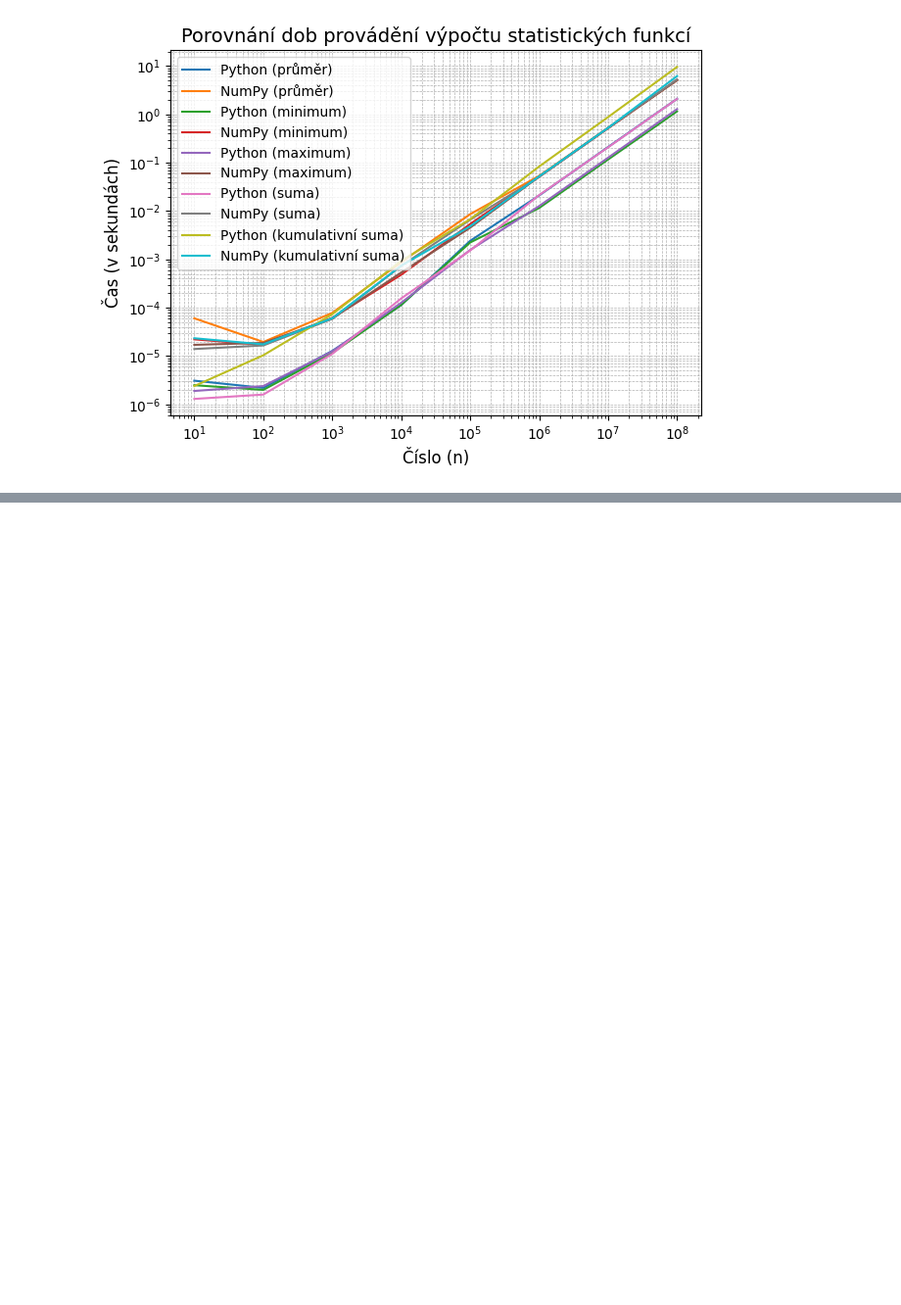
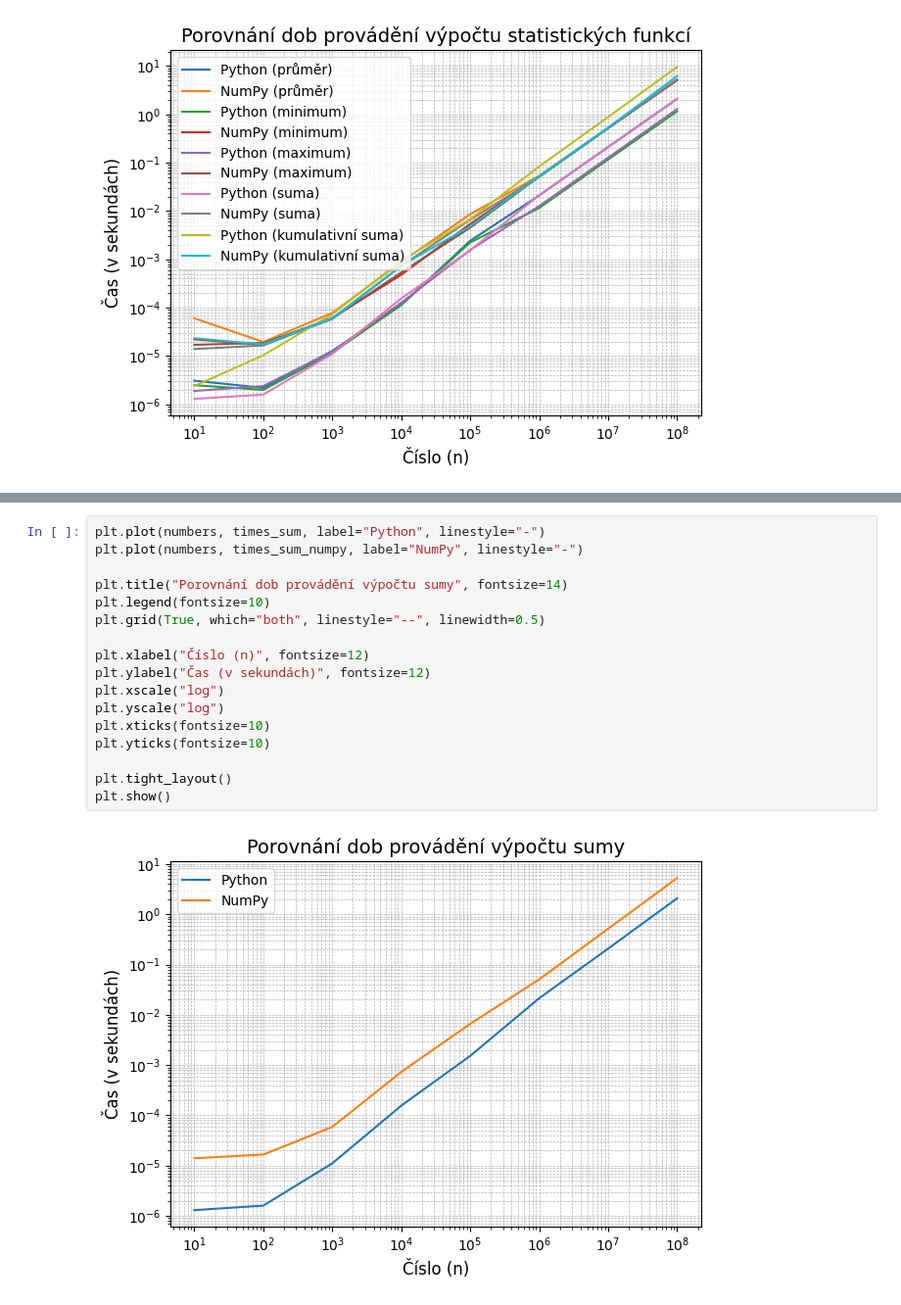
Before and after one commit to ondrejsvorc/UJEP, a Jupyter notebook: MSW/1.ipynb, the cells around one changed output, grey strips where cells are left out. Shown at 98% size. Drawn from its saved outputs; the diff is of its cells as text; blank space fills up the shorter version.

```diff
--- a/MSW/1.ipynb
+++ b/MSW/1.ipynb
@@ -334,0 +392,19 @@ plt.show()
+# %%
+plt.plot(numbers, times_sum, label="Python", linestyle="-")
+plt.plot(numbers, times_sum_numpy, label="NumPy", linestyle="-")
+
+plt.title("Porovnání dob provádění výpočtu sumy", fontsize=14)
+plt.legend(fontsize=10)
+plt.grid(True, which="both", linestyle="--", linewidth=0.5)
+
+plt.xlabel("Číslo (n)", fontsize=12)
+plt.ylabel("Čas (v sekundách)", fontsize=12)
+plt.xscale("log")
+plt.yscale("log")
+plt.xticks(fontsize=10)
+plt.yticks(fontsize=10)
+
+plt.tight_layout()
+plt.show()
+# %% [output]
+[figure, added]
```
Also changed, not shown: parts of 4 cells of this notebook.
